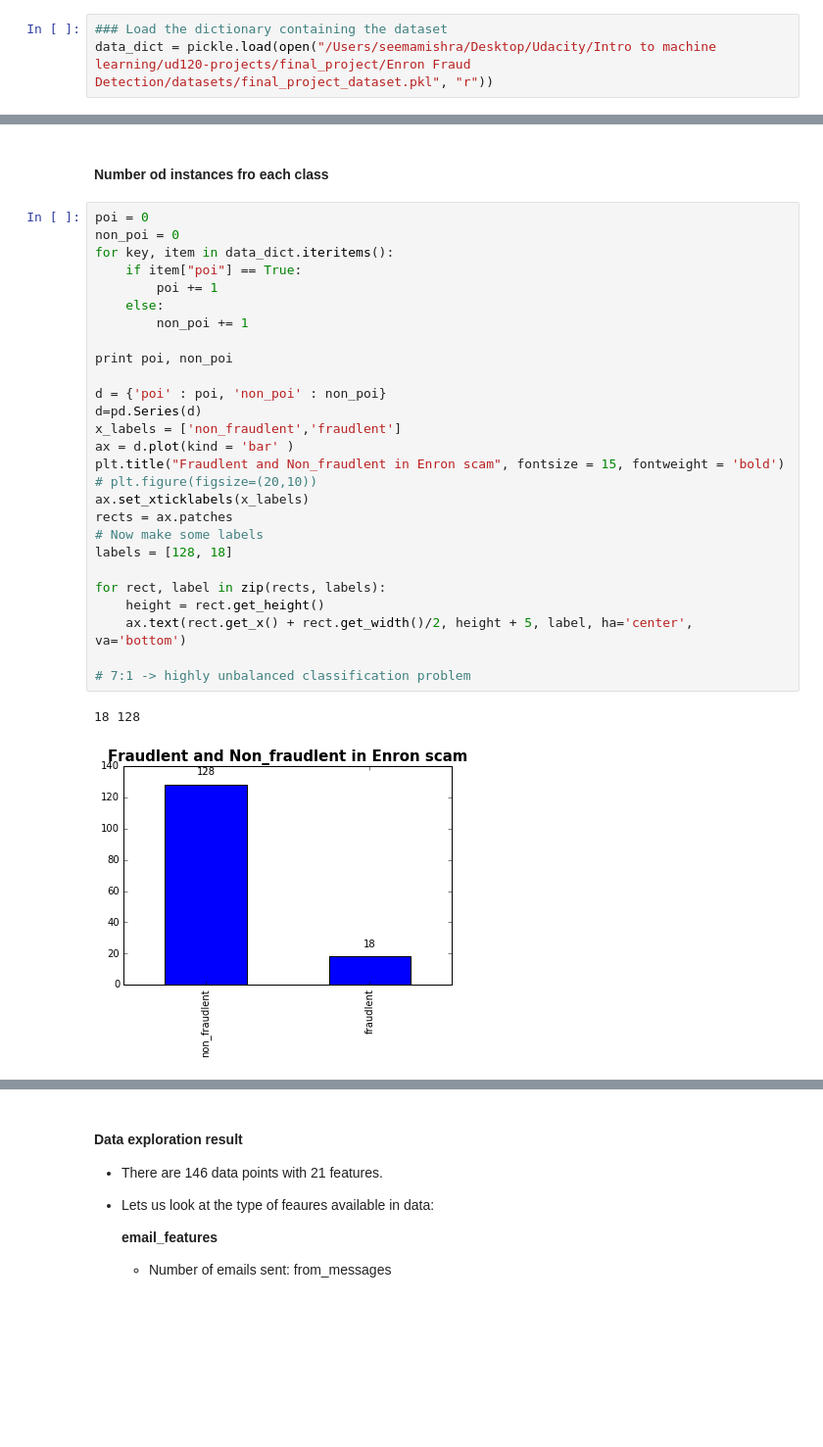
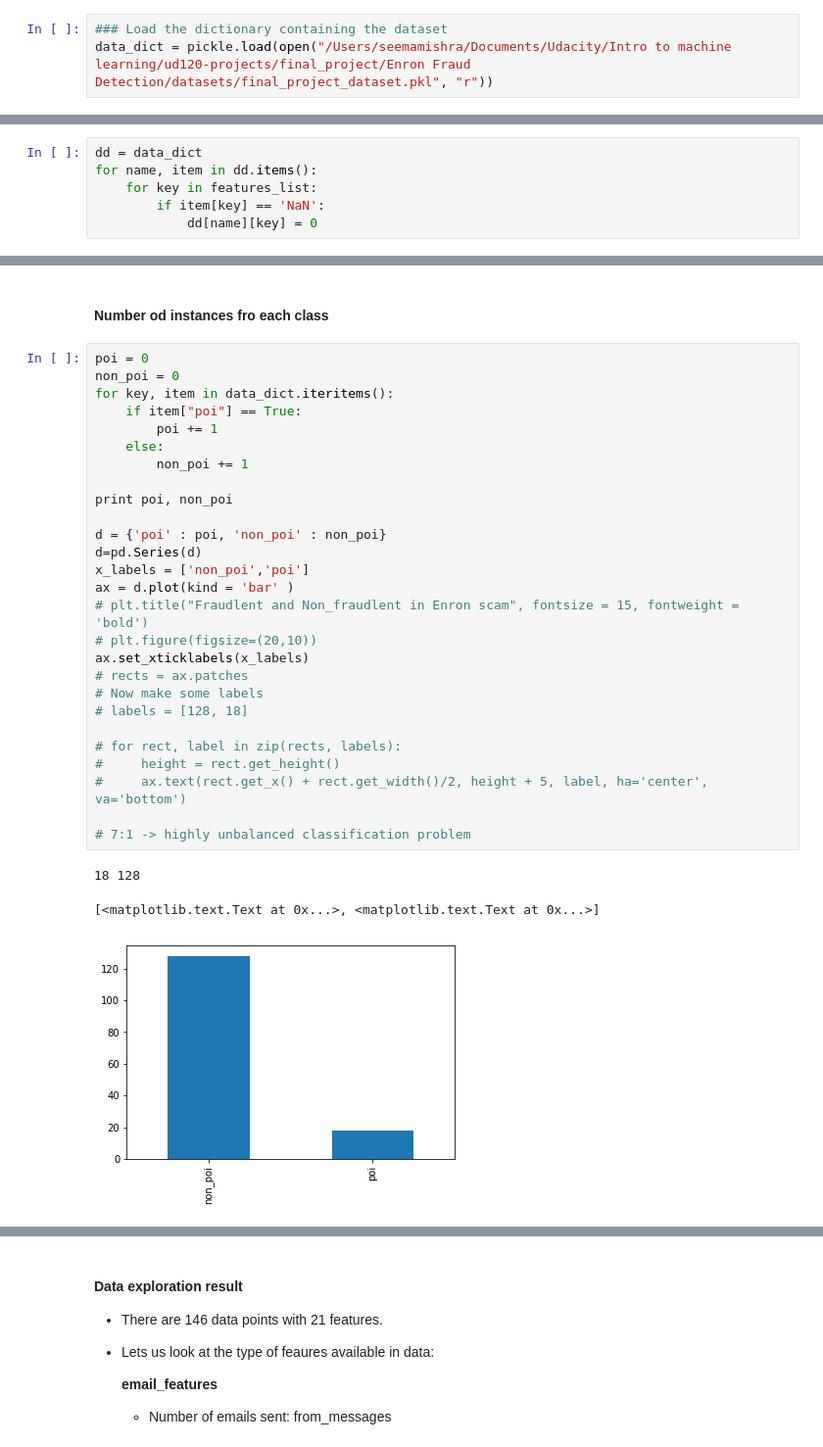
Before and after one commit to seemamishra33/Enron_Fraud_Detection, a Jupyter notebook: main/poi_id.ipynb, the cells around one changed output, grey strips where cells are left out. Shown: that part at 98% size. Drawn from its saved outputs; the diff is of its cells as text; blank space fills up the shorter version.

```diff
--- a/main/poi_id.ipynb
+++ b/main/poi_id.ipynb
@@ -33,7 +33,7 @@ import numpy as np
 ### Load data from the dictionary
 # %%
 ### Load the dictionary containing the dataset
-data_dict = pickle.load(open("/Users/seemamishra/Desktop/Udacity/Intro to machine learning/ud120-projects/final_project/Enron Fraud Detection/datasets/final_project_dataset.pkl", "r"))
+data_dict = pickle.load(open("/Users/seemamishra/Documents/Udacity/Intro to machine learning/ud120-projects/final_project/Enron Fraud Detection/datasets/final_project_dataset.pkl", "r"))
 # %% [markdown]
 # Part One - Understanding the Dataset and Question
 # %% [markdown]
@@ -98,3 +98,9 @@ KOENIG MARK E
 CAUSEY RICHARD A
 GLISAN JR BEN F
 18
+# %%
+dd = data_dict
+for name, item in dd.items():
+    for key in features_list:
+        if item[key] == 'NaN':
+            dd[name][key] = 0
@@ -103,33 +121,34 @@ GLISAN JR BEN F
 # %%
 poi = 0
 non_poi = 0
 for key, item in data_dict.iteritems():
     if item["poi"] == True:
         poi += 1
     else:
         non_poi += 1
 
 print poi, non_poi
 
 d = {'poi' : poi, 'non_poi' : non_poi}
 d=pd.Series(d)
-x_labels = ['non_fraudlent','fraudlent']
+x_labels = ['non_poi','poi']
 ax = d.plot(kind = 'bar' )
-plt.title("Fraudlent and Non_fraudlent in Enron scam", fontsize = 15, fontweight = 'bold')
+# plt.title("Fraudlent and Non_fraudlent in Enron scam", fontsize = 15, fontweight = 'bold')
 # plt.figure(figsize=(20,10))
 ax.set_xticklabels(x_labels)
-rects = ax.patches
+# rects = ax.patches
 # Now make some labels
-labels = [128, 18]
+# labels = [128, 18]
 
-for rect, label in zip(rects, labels):
-    height = rect.get_height()
-    ax.text(rect.get_x() + rect.get_width()/2, height + 5, label, ha='center', va='bottom')
+# for rect, label in zip(rects, labels):
+#     height = rect.get_height()
+#     ax.text(rect.get_x() + rect.get_width()/2, height + 5, label, ha='center', va='bottom')
 
 # 7:1 -> highly unbalanced classification problem
 # %% [output]
 18 128
+[<matplotlib.text.Text at 0x...>, <matplotlib.text.Text at 0x...>]
-[figure, old version]
+[figure, new version]
 # %%
 # create a dictionary for all missing values
 missing_features = {}
```
Also changed, not shown: parts of 5 cells of this notebook, 3 other files.
